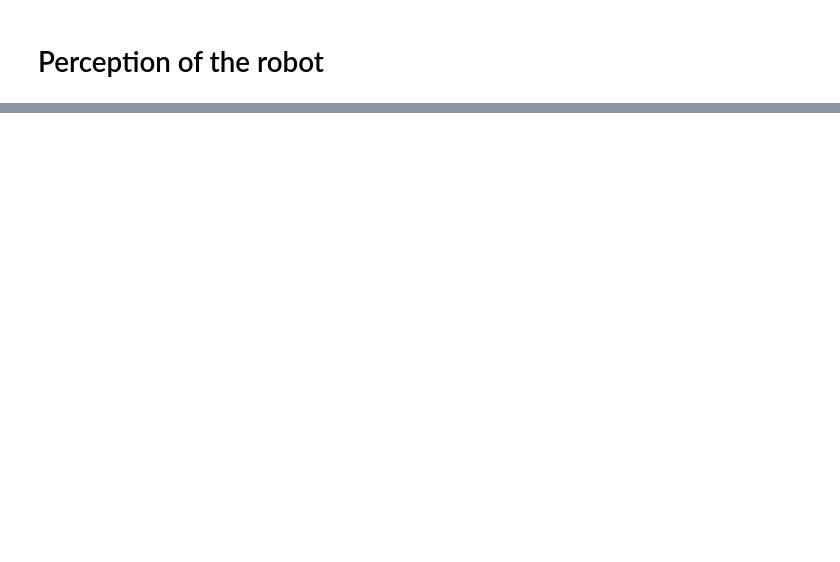
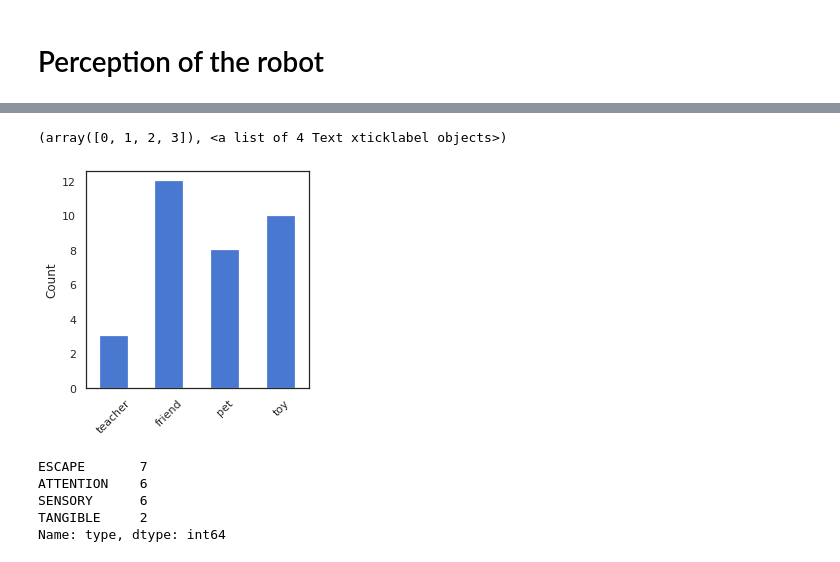
Before and after one commit to severin-lemaignan/robots4sen-data-analysis, a Jupyter notebook: children-questionnaires.ipynb, the cells around one changed output, grey strips where cells are left out. Saved outputs shown, nothing was run; the diff lists cells and outputs as text; code cells hidden in the pictures; blank space fills up the shorter version.

```diff
--- a/children-questionnaires.ipynb
+++ b/children-questionnaires.ipynb
@@ -73,3 +68,17 @@ for idx in range(1,9):
+# %%
+df_social = df[["Q9-teacher", "Q9-friend", "Q9-pet", "Q9-toy"]]
+df_social = df_social.rename(columns={"Q9-friend":"friend", "Q9-toy":"toy", "Q9-teacher":"teacher", "Q9-pet":"pet"})
+
+fig, ax = plt.subplots(1,1, figsize=(4,4))
+
+with plt.style.context(PLT_STYLE):
+    df_social.sum().plot.bar()
+
+ax.set_ylabel("Count")
+plt.xticks(rotation=45)
+# %% [output]
+(array([0, 1, 2, 3]), <a list of 4 Text xticklabel objects>)
+[figure, added]
 # %%
 df_reasons = pd.DataFrame(columns=["type"] + list(df.index))
 
@@ -77,3 +86,11 @@ for idx, row in df.T.iterrows():
     type = idx.split("-")[0]
     if type in ["ATTENTION", "ESCAPE", "TANGIBLE", "SENSORY"]:
         df_reasons.loc[idx] = [type] + list(row)
+# %%
+df_reasons["type"].value_counts()
+# %% [output]
+ESCAPE       7
+ATTENTION    6
+SENSORY      6
+TANGIBLE     2
+Name: type, dtype: int64
```
Also changed, not shown: parts of 7 cells of this notebook.
